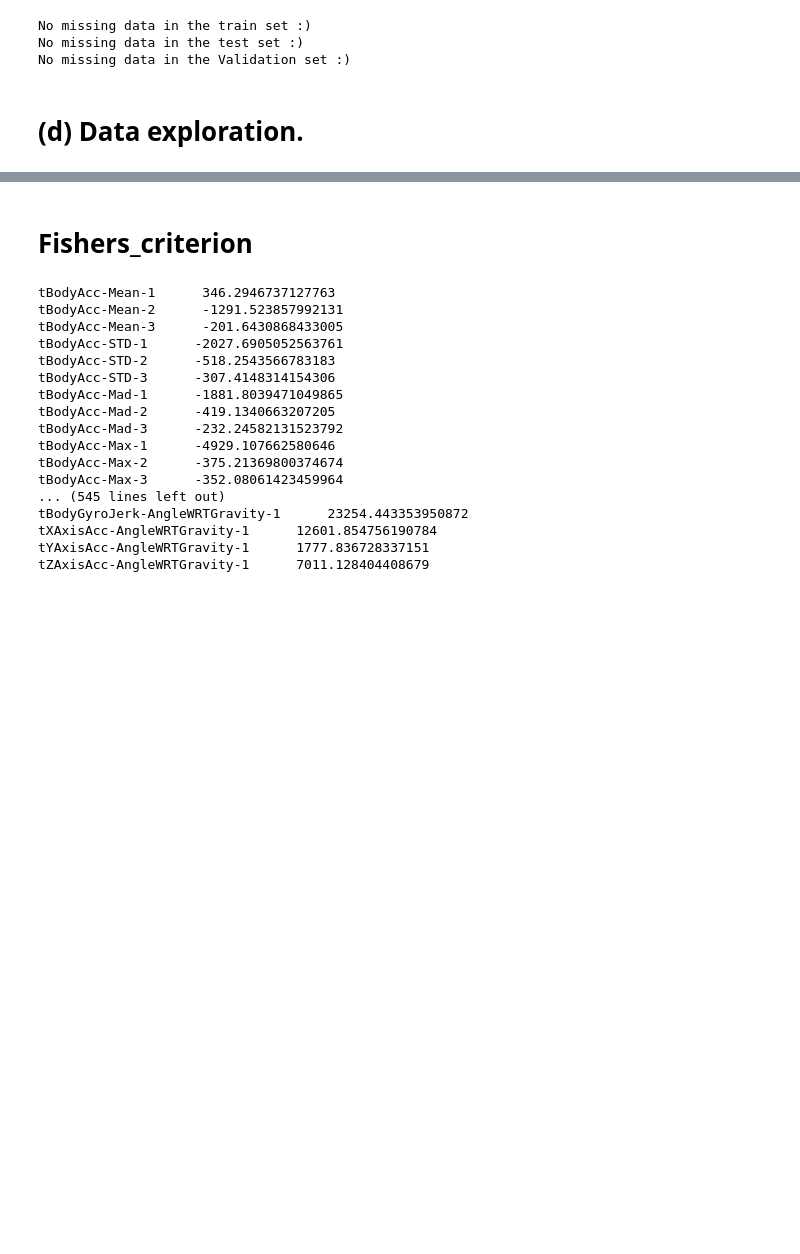
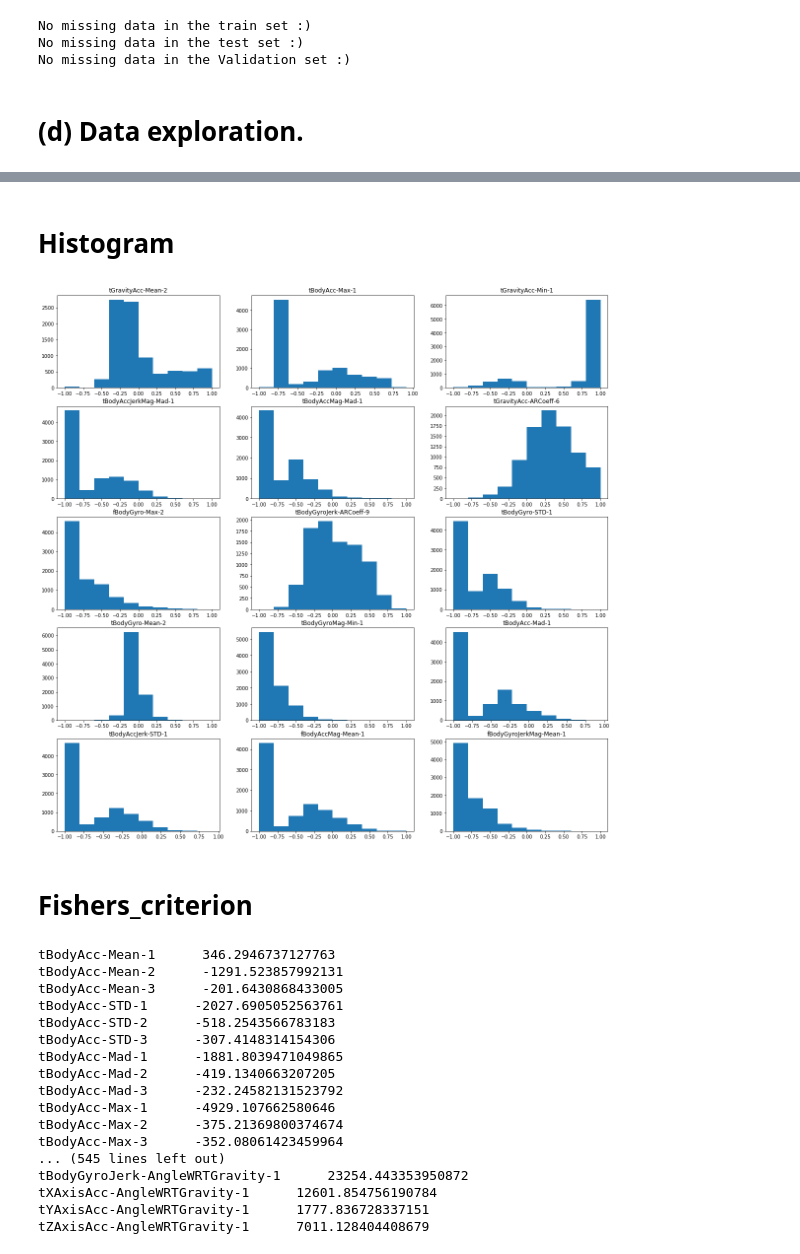
Before and after one commit to gurusarath1/ML_633_UCI_Smartphone-Based_Recognition_of_Human_Activities_and_Postural_Transitions, a Jupyter notebook: Final_Project.ipynb, the cells around one changed output, grey strips where cells are left out. Saved outputs shown, nothing was run; the diff lists cells and outputs as text; code cells hidden in the pictures; blank space fills up the shorter version.

```diff
--- a/Final_Project.ipynb
+++ b/Final_Project.ipynb
@@ -80,0 +88,12 @@ No missing data in the Validation set :)
+# %%
+print('For the Train dataset')
+for i in range(len(classes)):
+    print('Class : ', i , ' : ', classes[i] , ' : ', np.sum(y_train == i))
+
+print('For the Test dataset')
+for i in range(len(classes)):
+    print('Class : ', i , ' : ', classes[i] , ' : ', np.sum(y_test == i))
+
+print('For the Validation dataset')
+for i in range(len(classes)):
+    print('Class : ', i, ' : ' ,classes[i] , ' : ', np.sum(y_val == i))
@@ -80,0 +118,2 @@ No missing data in the Validation set :)
+# %% [markdown]
+# Histogram
@@ -81,3 +122,11 @@ No missing data in the Validation set :)
+# %%
+fig,axs = plt.subplots(5,3, figsize=(20,20))
+for i,feat in enumerate(selectedFeatures_index):
+    plt.subplot(5,3,i+1)
+    plt.title(features[feat])
+    plt.hist(X_train[:,feat])
+# %% [output]
+[figure, added]
 # %% [markdown]
 # Fishers_criterion
 # %%
```
Also changed, not shown: parts of 22 cells of this notebook.
